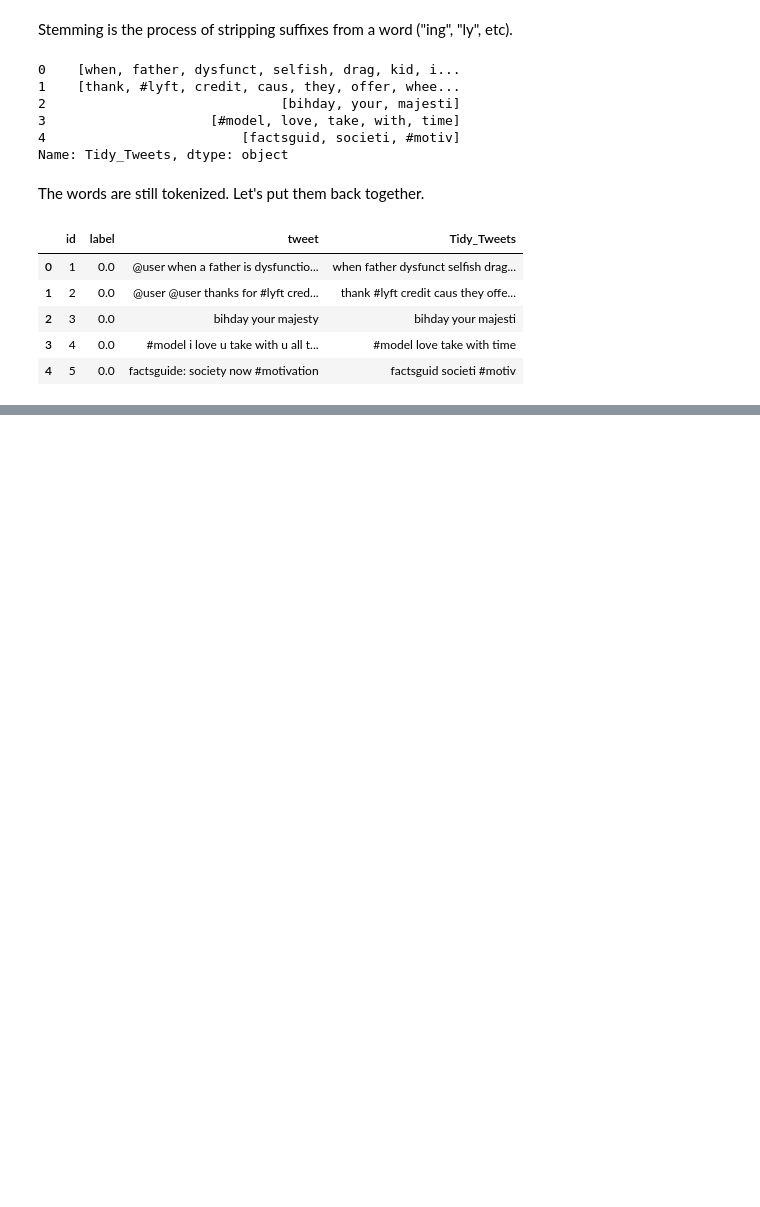
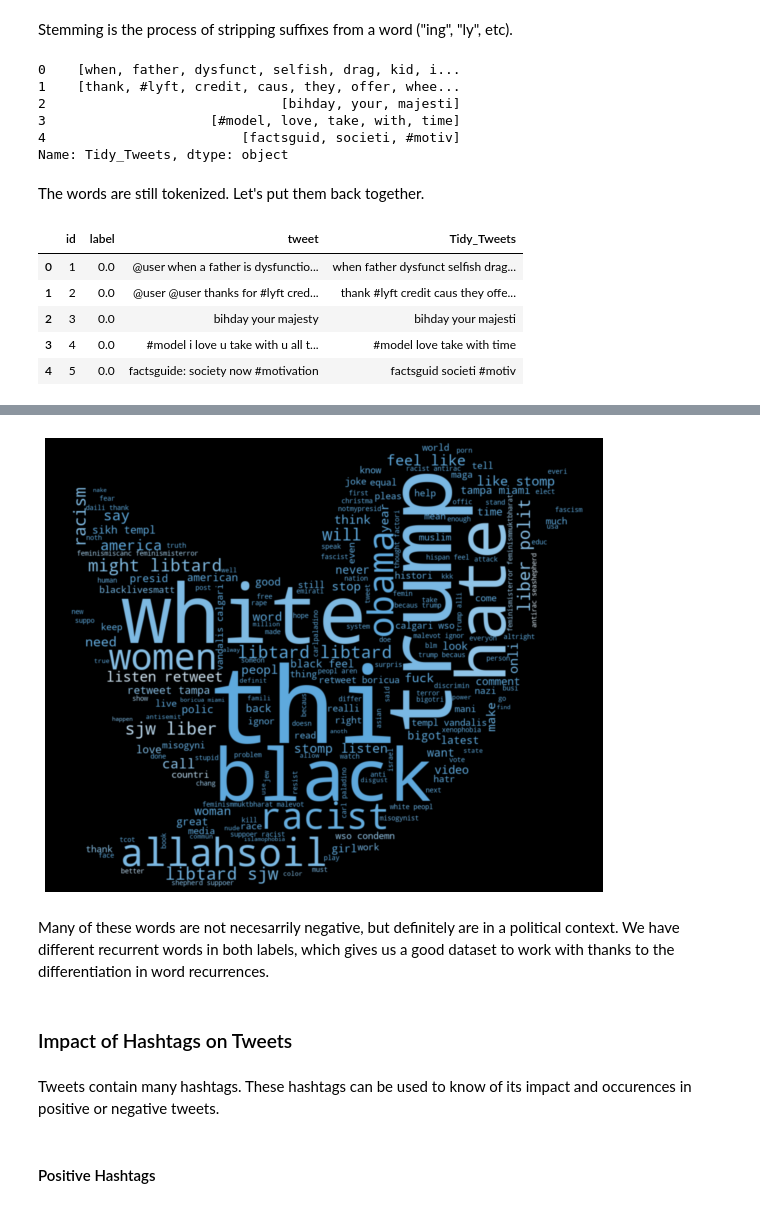
Before and after one commit to phamou/Twitter-Sentiment-Analysis, a Jupyter notebook: Twitter-Sentiment-Analysis.ipynb, the cells around one changed output, grey strips where cells are left out. Cells and saved outputs as stored; diff of their text form; code cells hidden in the pictures; blank space fills up the shorter version.

```diff
--- a/Twitter-Sentiment-Analysis.ipynb
+++ b/Twitter-Sentiment-Analysis.ipynb
@@ -196,0 +253,24 @@ combine.head()
+# %%
+#Store all negative words
+negative_words = ' '.join(text for text in combine['Tidy_Tweets'][combine['label']==1])
+# %%
+# WordCloud function from the wordcloud library
+wc = WordCloud(background_color='black', height=1500, width=4000,mask=logo).generate(negative_words)
+# %%
+# Size of the image generated
+plt.figure(figsize=(10,20))
+
+#recolor recolors the words to the colour of the image (blue)
+#interpolation is used to smooth the image
+plt.imshow(wc.recolor(color_func=image_colors), interpolation="gaussian")
+
+plt.axis('off')
+plt.show()
+# %% [output]
+[figure, added]
+# %% [markdown]
+Many of these words are not necesarrily negative, but definitely are in a political context. We have different recurrent words in both labels, which gives us a good dataset to work with thanks to the differentiation in word recurrences.
+# %% [markdown]
+### Impact of Hashtags on Tweets
+# %% [markdown]
+Tweets contain many hashtags. These hashtags can be used to know of its impact and occurences in positive or negative tweets.
@@ -196,0 +288,2 @@ combine.head()
+# %% [markdown]
+#### Positive Hashtags
```
Also changed, not shown: parts of 27 cells of this notebook.
